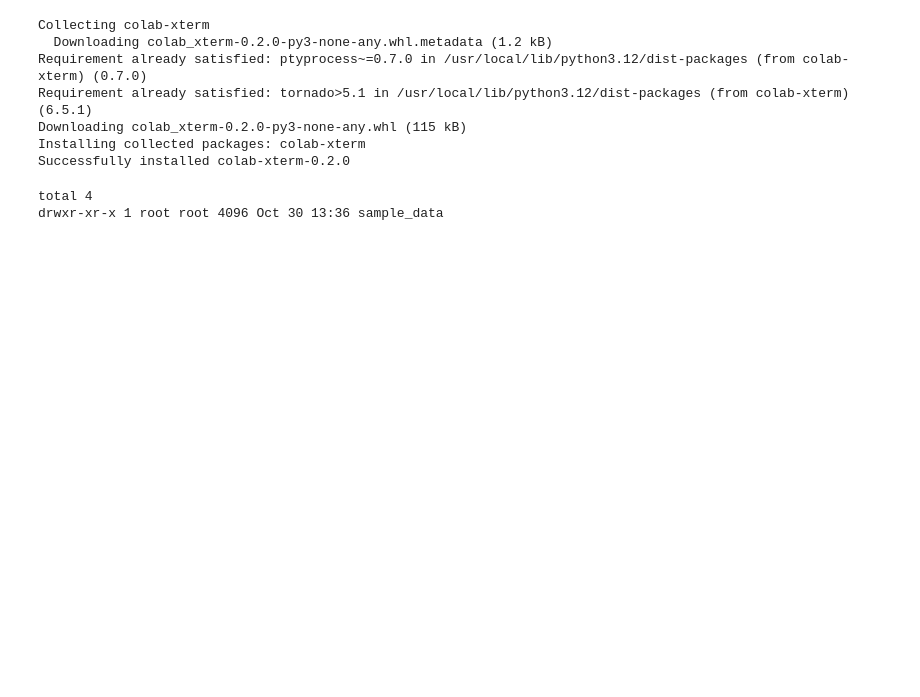
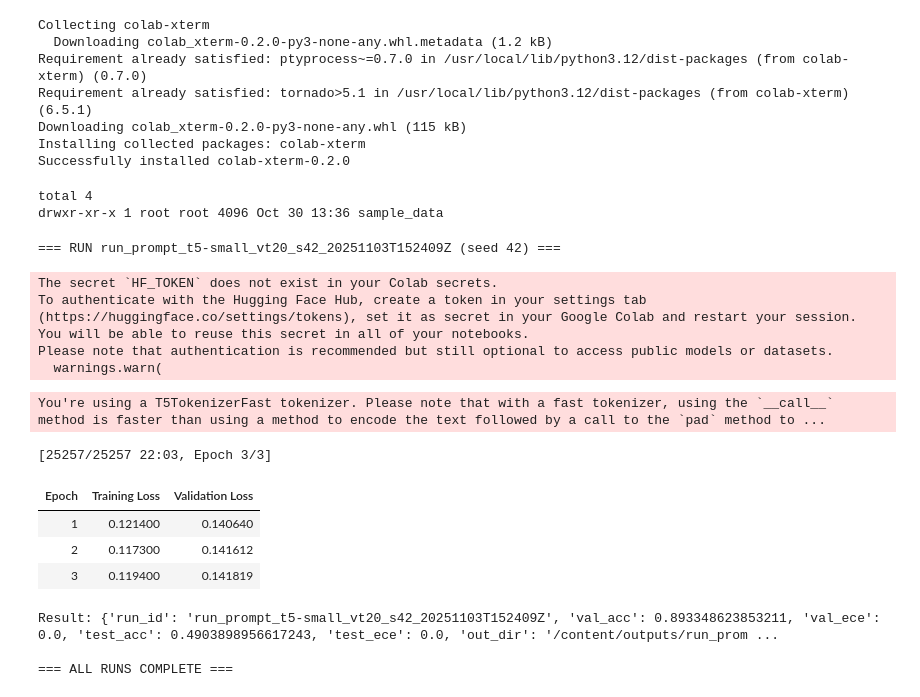
Before and after one commit to karthikeyadarbha/AI, a Jupyter notebook: train_prompt_tuning.ipynb, the cells around one changed output. Cells and saved outputs as stored; diff of their text form; code cells hidden in the pictures; blank space fills up the shorter version.

```diff
--- a/train_prompt_tuning.ipynb
+++ b/train_prompt_tuning.ipynb
@@ -357,8 +359,7 @@ def train_prompt_tuning(tokenizer: AutoTokenizer, ds, tokenized_train, tokenized
 # ----------------------------
 # Main
 # ----------------------------
-def main():
-    args = parse_args()
+def main(args):
     for seed_offset in range(args.num_seeds):
         current_seed = args.seed + seed_offset
         set_seed(current_seed)
@@ -382,32 +383,66 @@ def main():
                 entries = []
                 for i in range(min(n, len(tok_dataset))):
                     lab = tok_dataset[i].get("labels", None)
                     entries.append({"idx": i, "type": type(lab).__name__, "repr": lab if isinstance(lab, list) and len(str(lab)) < 200 else str(type(lab))})
                 with open(dbg_dir / f"label_types_{name}.json", "w") as f:
                     json.dump(entries, f, indent=2)
             sample_labels(tokenized_train, "train")
             sample_labels(tokenized_val, "val")
             sample_labels(tokenized_test, "test")
             print(f"[debug] wrote label_types files to {dbg_dir}")
 
         if args.mode == "discrete":
             (val_metrics, _), (test_metrics, _) = run_discrete_baseline(tokenizer, ds, args)
             result = {"run_id": run_id, "val_acc": val_metrics, "test_acc": test_metrics}
         elif args.mode == "prompt":
             metrics = train_prompt_tuning(tokenizer, ds, tokenized_train, tokenized_val, tokenized_test, args, run_id)
             result = {"run_id": run_id, **metrics}
         else:
             raise ValueError("unknown mode")
 
         # save summary
         out_dir = Path(args.output_dir) / run_id
         out_dir.mkdir(parents=True, exist_ok=True)
         with open(out_dir / "summary.json", "w") as f:
             json.dump(result, f, indent=2)
 
         print("Result:", result)
 
     print("\n=== ALL RUNS COMPLETE ===")
 
-if __name__ == "__main__":
-    main()
+# Create a dummy args object with default values for Colab execution
+class Args:
+    def __init__(self):
+        self.model_name = "t5-small"
+        self.mode = "prompt"
+        self.num_virtual_tokens = 20
+        self.output_dir = "/content/outputs"
+        self.per_device_train_batch_size = 8
+        self.per_device_eval_batch_size = 16
+        self.learning_rate = 1e-3
+        self.num_train_epochs = 3
+        self.max_input_length = 128
+        self.max_target_length = 4
+        self.seed = 42
+        self.num_seeds = 1
+        self.subset = 0
+        self.no_cuda = False
+        self.debug = False
+
+main(Args())
+# %% [output]
+=== RUN run_prompt_t5-small_vt20_s42_20251103T152409Z (seed 42) ===
+The secret `HF_TOKEN` does not exist in your Colab secrets.
+To authenticate with the Hugging Face Hub, create a token in your settings tab (https://huggingface.co/settings/tokens), set it as secret in your Google Colab and restart your session.
+You will be able to reuse this secret in all of your notebooks.
+Please note that authentication is recommended but still optional to access public models or datasets.
+  warnings.warn(
+You're using a T5TokenizerFast tokenizer. Please note that with a fast tokenizer, using the `__call__` method is faster than using a method to encode the text followed by a call to the `pad` method to ...
+[25257/25257 22:03, Epoch 3/3]
+| Epoch | Training Loss | Validation Loss |
+| 1 | 0.121400 | 0.140640 |
+| 2 | 0.117300 | 0.141612 |
+| 3 | 0.119400 | 0.141819 |
+Result: {'run_id': 'run_prompt_t5-small_vt20_s42_20251103T152409Z', 'val_acc': 0.893348623853211, 'val_ece': 0.0, 'test_acc': 0.4903898956617243, 'test_ece': 0.0, 'out_dir': '/content/outputs/run_prom ...
+
+=== ALL RUNS COMPLETE ===
```
Also changed, not shown: parts of 3 cells of this notebook.
